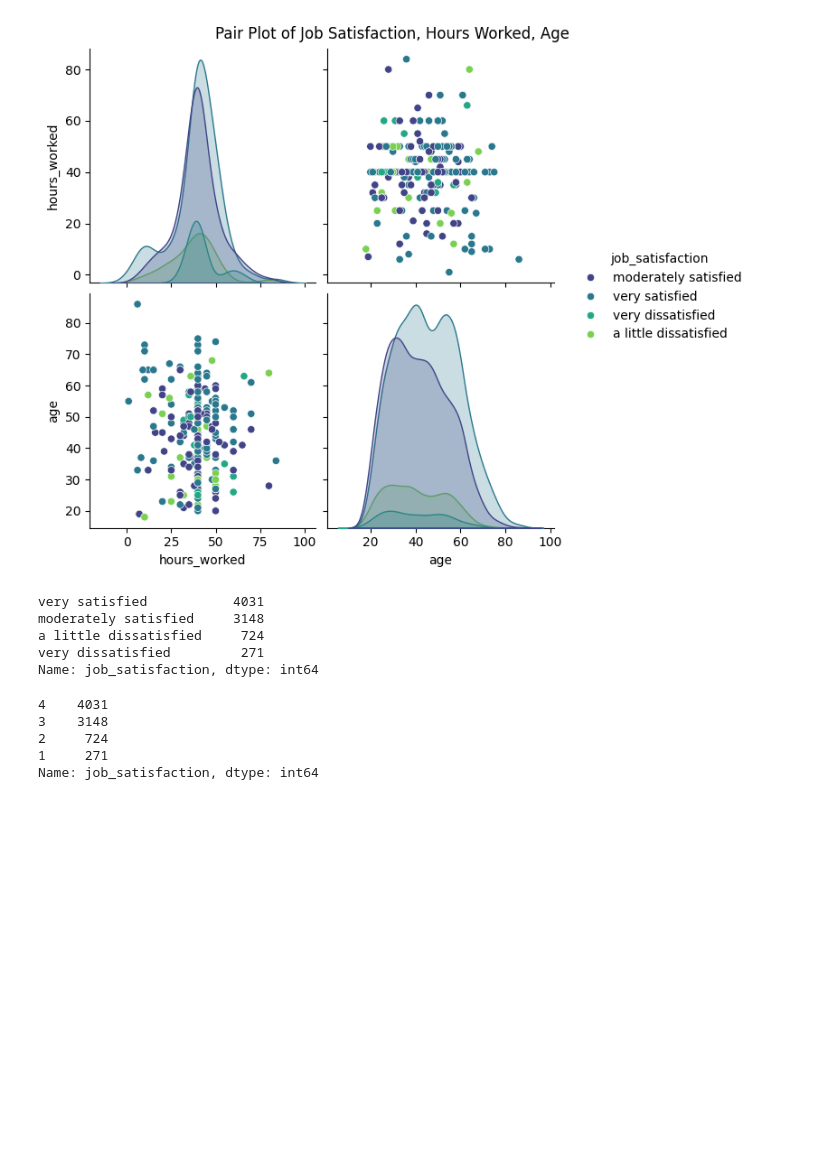
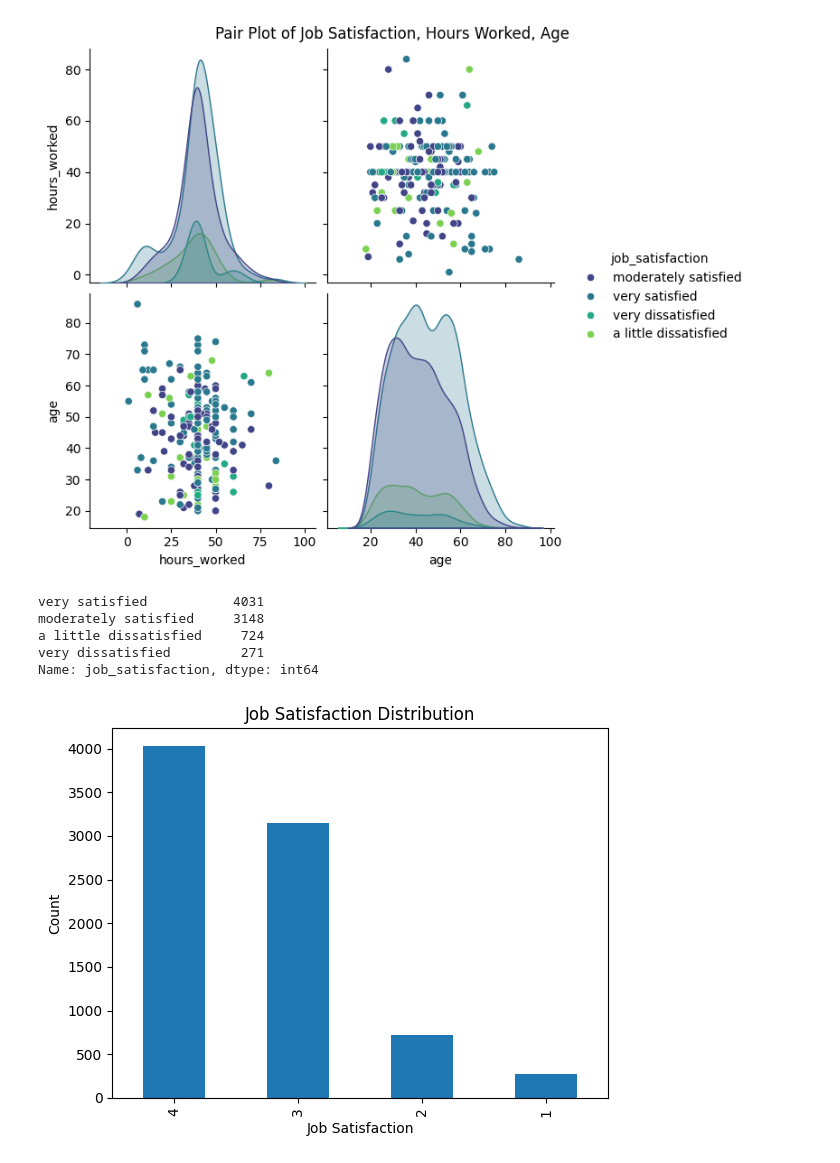
Before and after one commit to kirsten-fung/project_gss, a Jupyter notebook: graph_plot.ipynb, the cells around one changed output. Saved outputs shown, nothing was run; the diff lists cells and outputs as text; code cells hidden in the pictures; blank space fills up the shorter version.

Commit message:
more graphs to look at

```diff
--- a/graph_plot.ipynb
+++ b/graph_plot.ipynb
@@ -51,13 +51,15 @@ Name: job_satisfaction, dtype: int64
 # %%
 df['job_satisfaction'] = df['job_satisfaction'].replace(['very satisfied'], 4)
 df['job_satisfaction'] = df['job_satisfaction'].replace(['moderately satisfied'], 3)
 df['job_satisfaction'] = df['job_satisfaction'].replace(['a little dissatisfied'], 2)
 df['job_satisfaction'] = df['job_satisfaction'].replace(['very dissatisfied'], 1)
+df['job_satisfaction'].value_counts()
+value_counts = df['job_satisfaction'].value_counts()
+
+value_counts.plot(kind='bar')
+plt.xlabel('Job Satisfaction')
+plt.ylabel('Count')
+plt.title('Job Satisfaction Distribution')
+plt.show()
+# %% [output]
+[figure, added]
-# %%
-df['job_satisfaction'].value_counts()
-# %% [output]
-4    4031
-3    3148
-2     724
-1     271
-Name: job_satisfaction, dtype: int64
```
Also changed, not shown: parts of 2 cells of this notebook.
